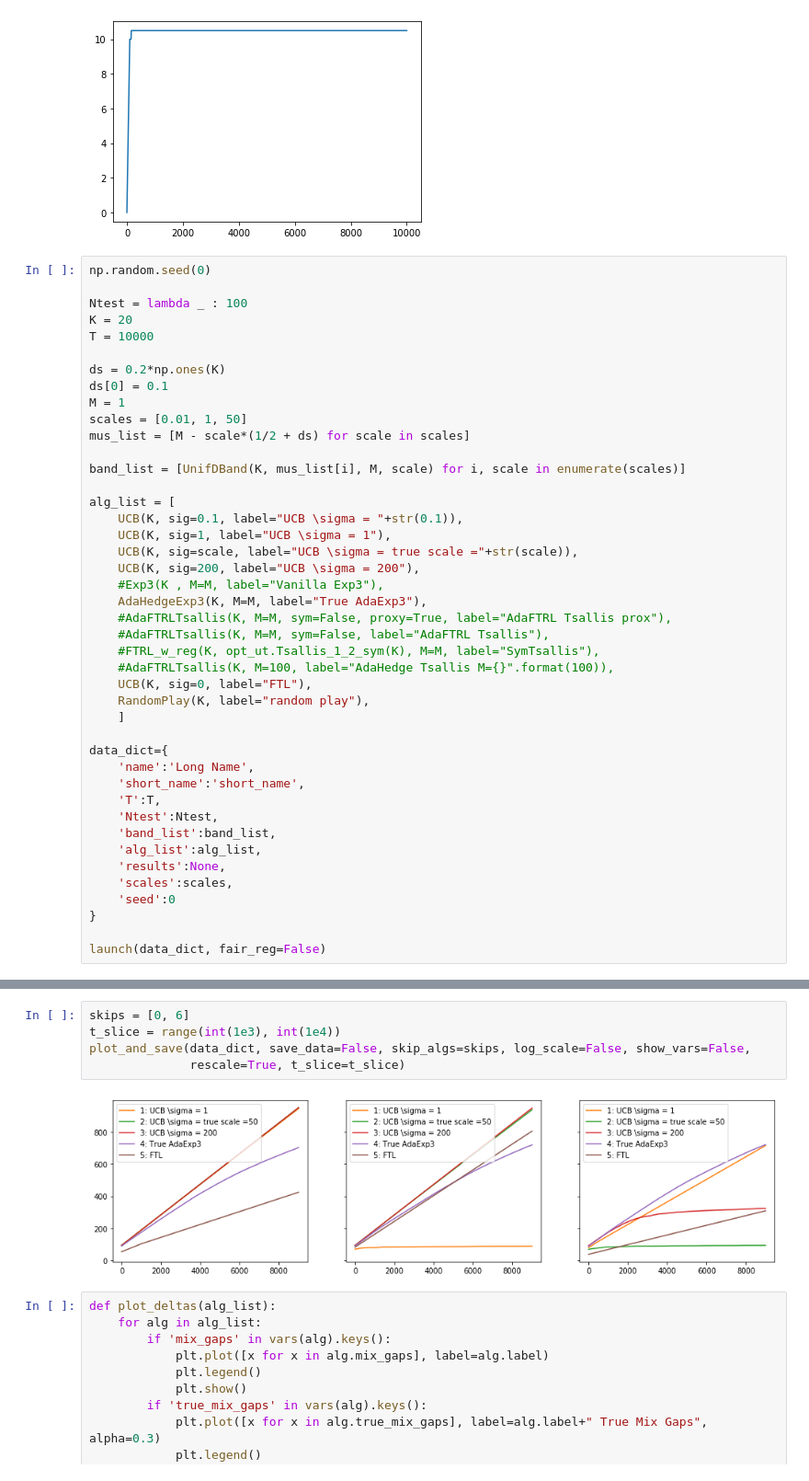
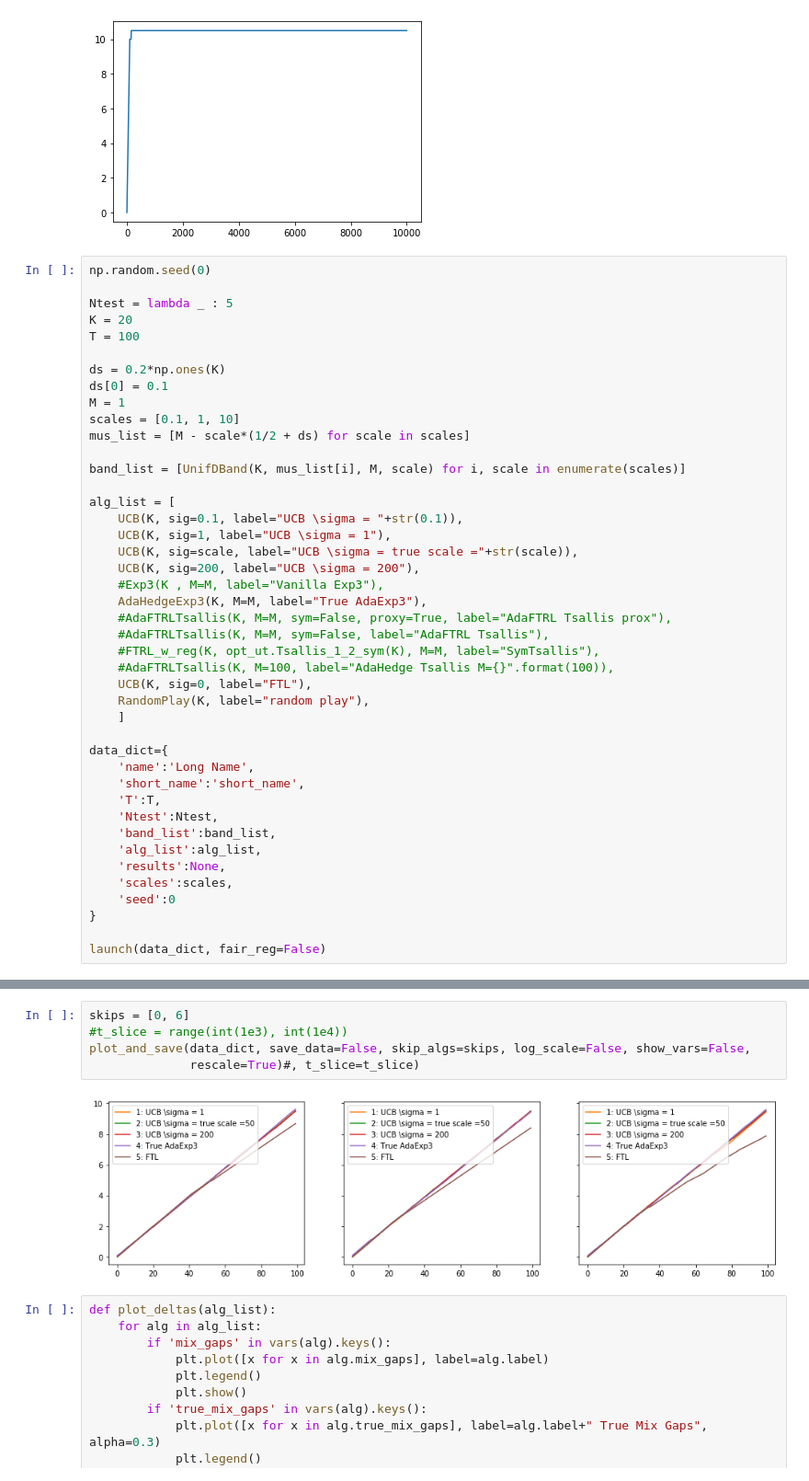
Before and after one commit to H2DI/bandits_lab, a Jupyter notebook: notebooks/range_adaptation.ipynb, the cells around one changed output, grey strips where cells are left out. Shown: that part at 92% size. Saved outputs shown, nothing was run; the diff lists cells and outputs as text.

```diff
--- a/notebooks/range_adaptation.ipynb
+++ b/notebooks/range_adaptation.ipynb
@@ -59,14 +61,14 @@ for alg in algs:
 # %%
 np.random.seed(0)
 
-Ntest = lambda _ : 100
+Ntest = lambda _ : 5
 K = 20
-T = 10000
+T = 100
 
 ds = 0.2*np.ones(K)
 ds[0] = 0.1
 M = 1
-scales = [0.01, 1, 50]
+scales = [0.1, 1, 10]
 mus_list = [M - scale*(1/2 + ds) for scale in scales]
 
 band_list = [UnifDBand(K, mus_list[i], M, scale) for i, scale in enumerate(scales)]
@@ -121,10 +122,10 @@ AssertionError:
 # %%
 skips = [0, 6]
-t_slice = range(int(1e3), int(1e4))
+#t_slice = range(int(1e3), int(1e4))
 plot_and_save(data_dict, save_data=False, skip_algs=skips, log_scale=False, show_vars=False,
-              rescale=True, t_slice=t_slice)
+              rescale=True)#, t_slice=t_slice)
 # %% [output]
-[figure, old version]
+[figure, new version]
 # %%
 def plot_deltas(alg_list):
     for alg in alg_list:
```
Also changed, not shown: parts of 2 cells of this notebook, 14 other files.
